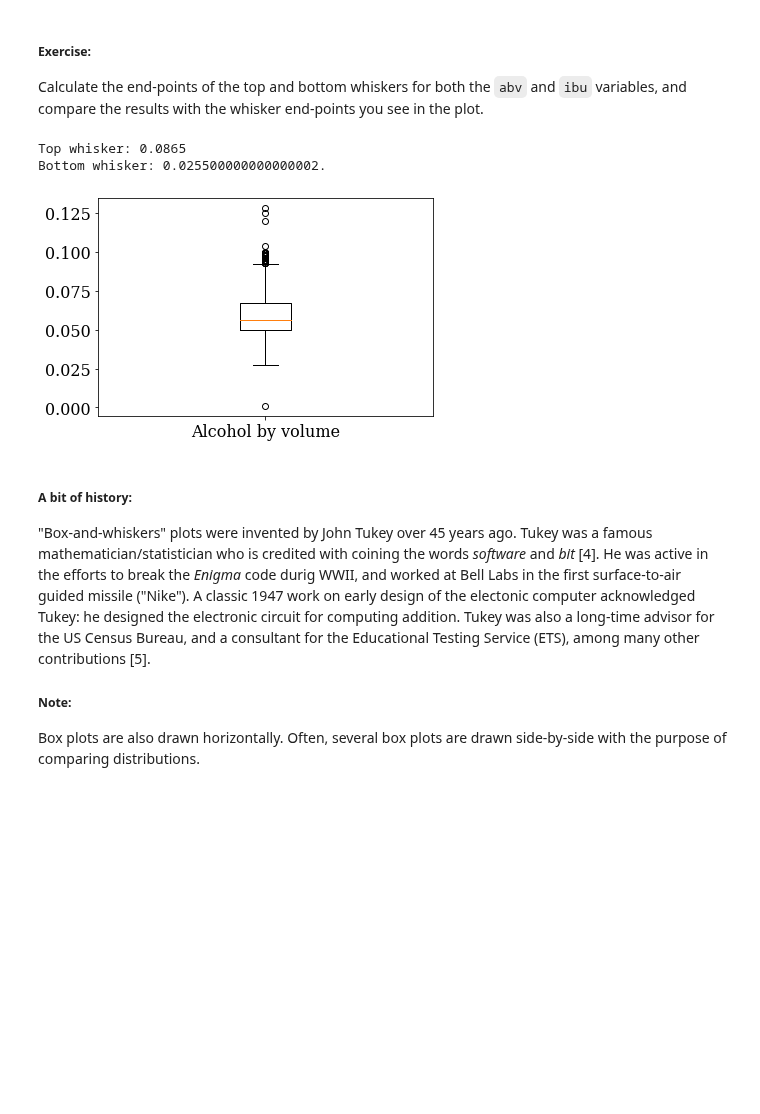
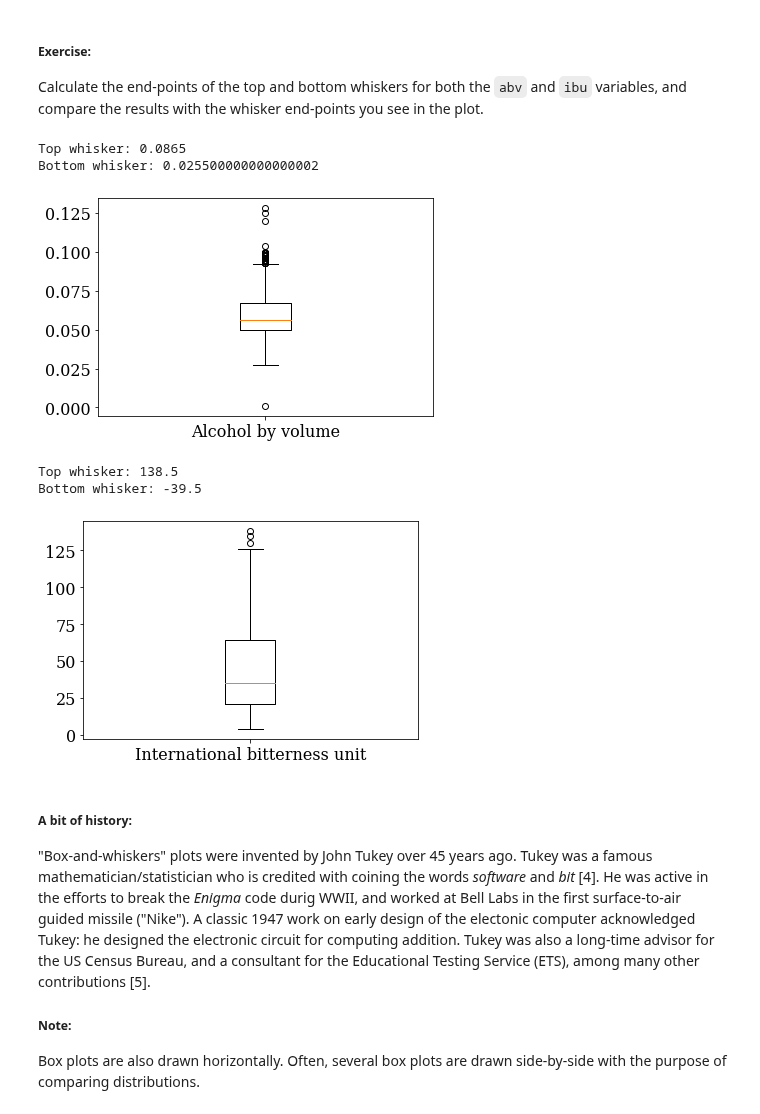
Before and after one commit to N0t10n/Strive_school, a Jupyter notebook: M1_Math/06. Advanced Stats/notebooks_en/2_Seeing_Stats.ipynb, the cells around one changed output. Saved outputs shown, nothing was run; the diff lists cells and outputs as text; code cells hidden in the pictures; blank space fills up the shorter version.

```diff
--- a/M1_Math/06. Advanced Stats/notebooks_en/2_Seeing_Stats.ipynb
+++ b/M1_Math/06. Advanced Stats/notebooks_en/2_Seeing_Stats.ipynb
@@ -300,8 +300,8 @@ abv_top_w = numpy.min(numpy.max(abv) - Q3_abv + 1.5 * abv_iqr)
 abv_bot_w = numpy.max(numpy.min(abv) + Q1_abv - 1.5 * abv_iqr)
 
 pyplot.boxplot(abv, labels=['Alcohol by volume']);
-print(f'Top whisker: {abv_top_w}\nBottom whisker: {abv_bot_w}.')
+print(f'Top whisker: {abv_top_w}\nBottom whisker: {abv_bot_w}')
 # %% [output]
 Top whisker: 0.0865
-Bottom whisker: 0.025500000000000002.
+Bottom whisker: 0.025500000000000002
 [figure]
@@ -310,3 +308,16 @@ Bottom whisker: 0.025500000000000002.
+# %%
+# ibu whisker
+ibu_iqr = quartiles_ibu[2] - quartiles_ibu[0]
+ibu_top_w = numpy.min(numpy.max(ibu) - quartiles_ibu[2] + 1.5 * ibu_iqr)
+# TAKE A LOOK WHY NEGATIVE NUMBER!!!!!!!!!
+ibu_bot_w = numpy.max(numpy.min(ibu) + quartiles_ibu[0] - 1.5 * ibu_iqr)
+
+pyplot.boxplot(ibu, labels=['International bitterness unit']);
+print(f'Top whisker: {ibu_top_w}\nBottom whisker: {ibu_bot_w}')
+# %% [output]
+Top whisker: 138.5
+Bottom whisker: -39.5
+[figure, added]
 # %% [markdown]
 ##### A bit of history:
 
```
Also changed, not shown: parts of 1 cell of this notebook.
